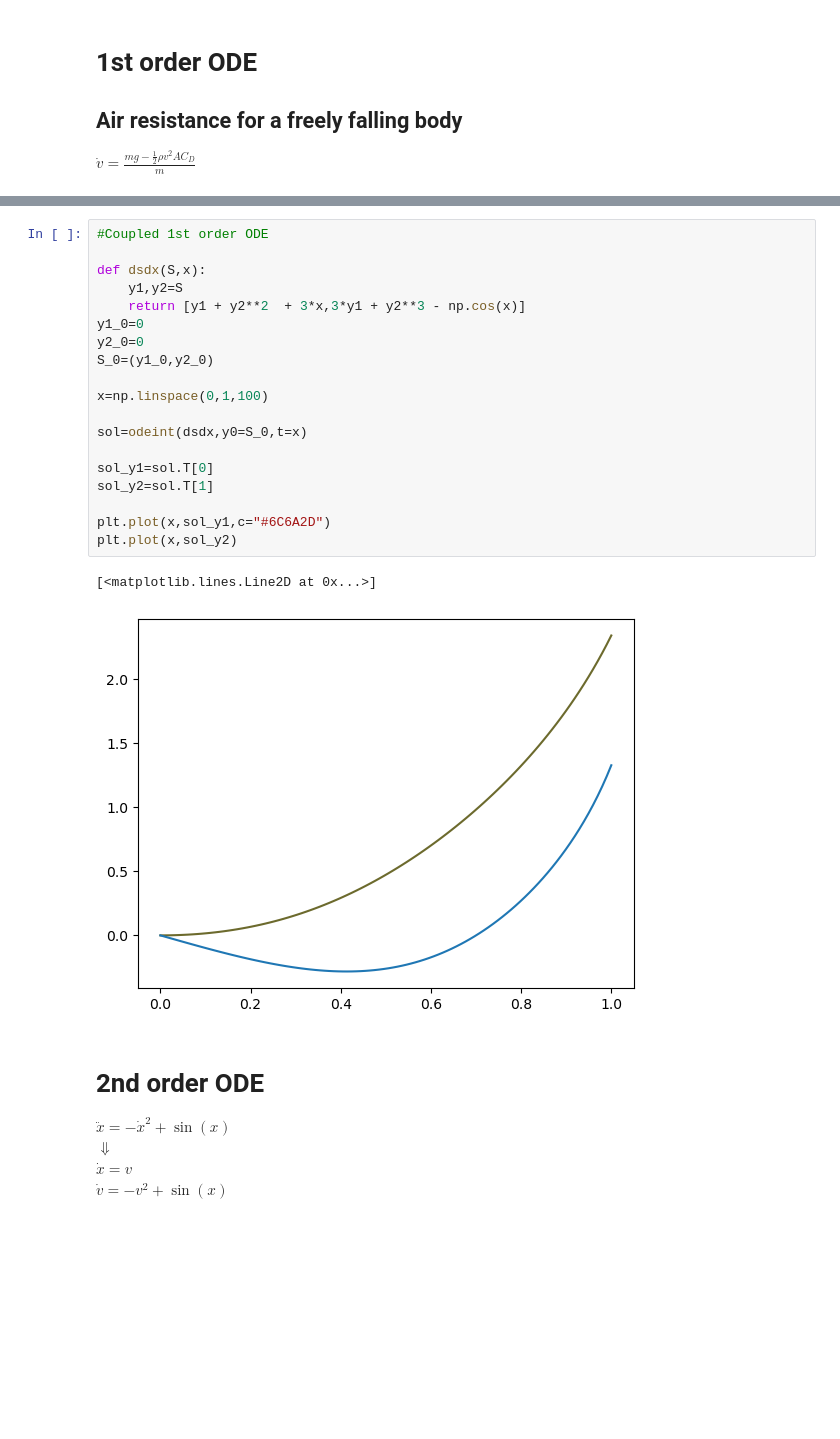
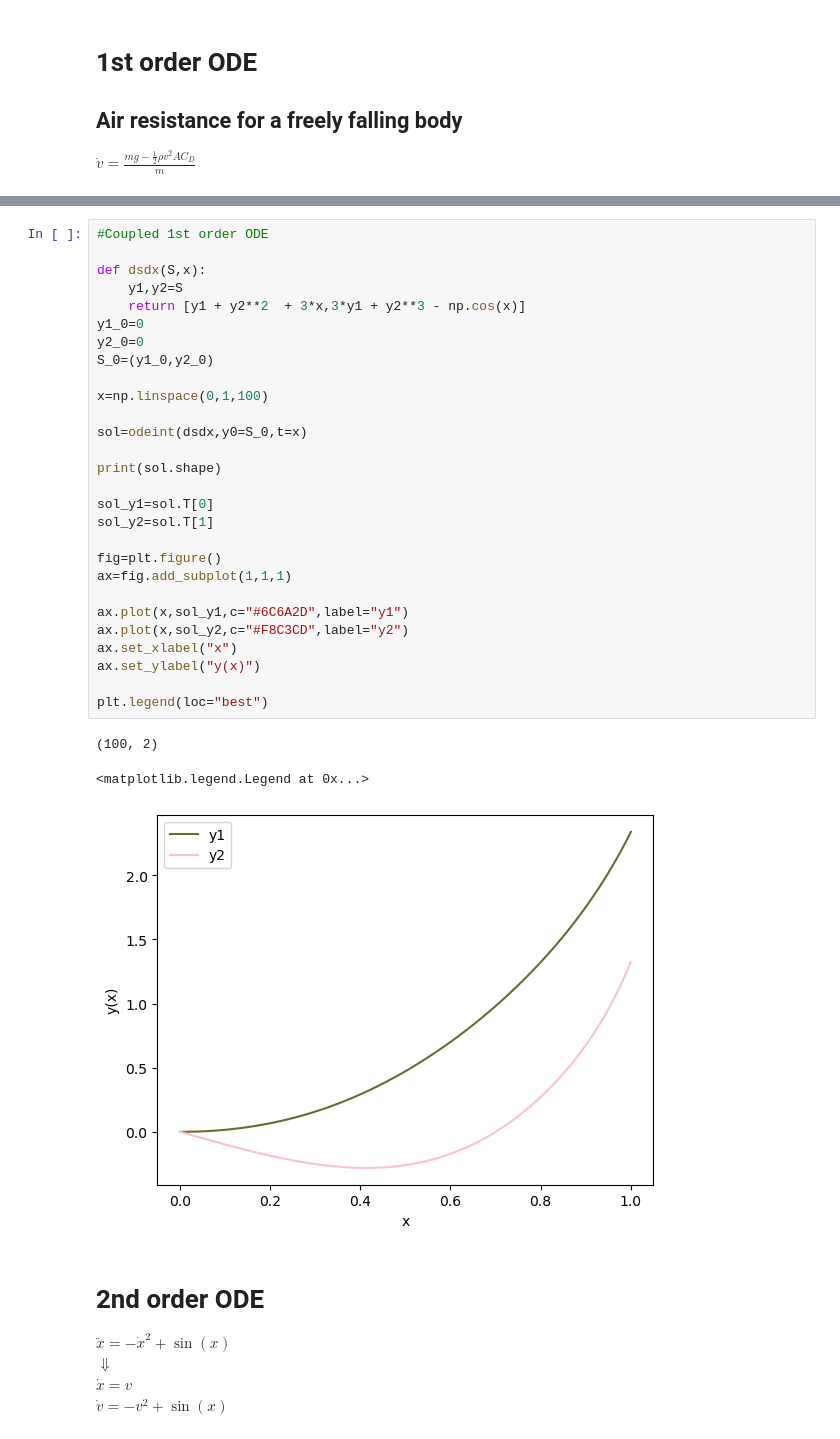
Before and after one commit to Dysnomia0417/cpreport, a Jupyter notebook: 歐滴伊.ipynb, the cells around one changed output, grey strips where cells are left out. Cells and saved outputs as stored; diff of their text form; blank space fills up the shorter version.

```diff
--- a/歐滴伊.ipynb
+++ b/歐滴伊.ipynb
@@ -33,25 +41,35 @@ $\dot{y_2}=3y_1+y_2^3-\cos(x)$
 # %%
 #Coupled 1st order ODE
 
 def dsdx(S,x):
     y1,y2=S
     return [y1 + y2**2  + 3*x,3*y1 + y2**3 - np.cos(x)]
 y1_0=0
 y2_0=0
 S_0=(y1_0,y2_0)
 
 x=np.linspace(0,1,100)
 
 sol=odeint(dsdx,y0=S_0,t=x)
 
+print(sol.shape)
+
 sol_y1=sol.T[0]
 sol_y2=sol.T[1]
 
-plt.plot(x,sol_y1,c="#6C6A2D")
-plt.plot(x,sol_y2)
+fig=plt.figure()
+ax=fig.add_subplot(1,1,1)
+
+ax.plot(x,sol_y1,c="#6C6A2D",label="y1")
+ax.plot(x,sol_y2,c="#F8C3CD",label="y2")
+ax.set_xlabel("x")
+ax.set_ylabel("y(x)")
+
+plt.legend(loc="best")
 # %% [output]
-[<matplotlib.lines.Line2D at 0x...>]
+(100, 2)
+<matplotlib.legend.Legend at 0x...>
-[figure, old version]
+[figure, new version]
 # %% [markdown]
 # 2nd order ODE
 $\ddot{x}=-\dot{x}^2+\sin(x)$
```
Also changed, not shown: parts of 6 cells of this notebook.
